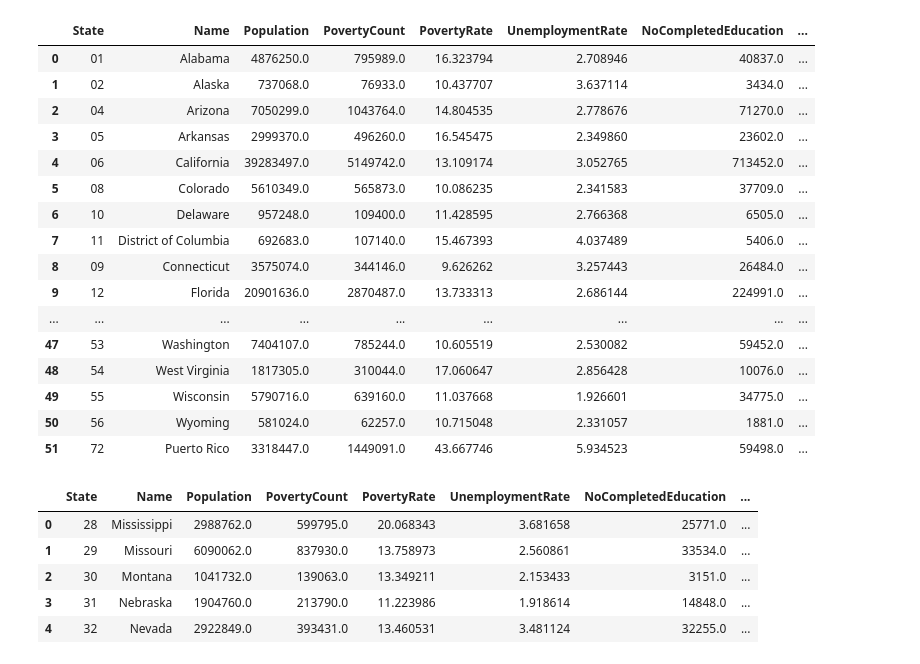
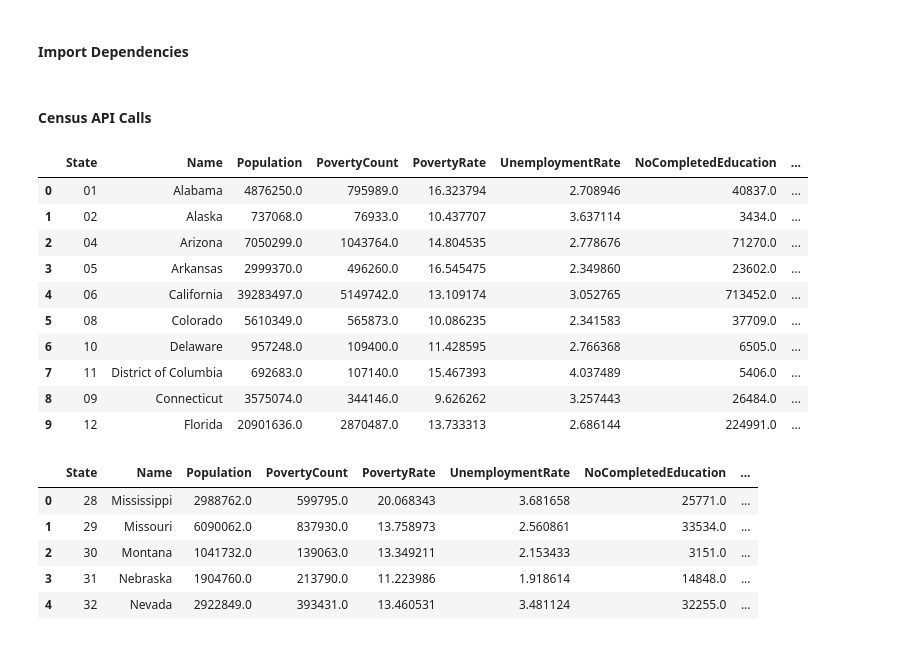
Before and after one commit to etreznoski/Infant_Mortality, a Jupyter notebook: ETL.ipynb, the cells around one changed output. Cells and saved outputs as stored; diff of their text form; code cells hidden in the pictures.

```diff
--- a/ETL.ipynb
+++ b/ETL.ipynb
@@ -1,3 +1,5 @@
+# %% [markdown]
+#### Import Dependencies
 # %%
 import pandas as pd
 import requests
@@ -15,3 +10,5 @@ db = client.census_db
+# %% [markdown]
+#### Census API Calls
 # %%
 c19 = Census(api_key, year=2019)
 # See: https://github.com/datamade/census for library documentation
@@ -50,40 +47,34 @@ census_19 = census_19.rename(columns={"B01003_001E": "Population",
                                       "B03001_003E": "HispanicPop",
                                       "B02001_008E": "TwoOrMoreRacesPop",
                                       "NAME": "Name", "state": "State"})
 
 # Add in Poverty Rate (Poverty Count / Population)
 census_19["PovertyRate"] = 100 * \
     census_19["PovertyCount"].astype(
         int) / census_19["Population"].astype(int)
-# Add in Employment Rate (Employment Count / Population)
+# Add in Unemployment Rate (Employment Count / Population)
 census_19["UnemploymentRate"] = 100 * \
     census_19["UnemploymentCount"].astype(
         int) / census_19["Population"].astype(int)
 # Final DataFrame
 census_19 = census_19[["State", "Name", "Population", "PovertyCount", "PovertyRate", "UnemploymentRate",
                         "NoCompletedEducation", "PopulationWithHighSchoolDiploma",
                       "PopulationWithAssociatesDegree", "PopulationWithBachelorsDegree",
                       "WhitePop", "BlackPop", "NativeAmericanPop", "AsianPop", "NativeHawaiianPop",
                       "HispanicPop", "TwoOrMoreRacesPop"]]
 
-census_19
+census_19.head(10)
 # %% [output]
 |  | State | Name | Population | PovertyCount | PovertyRate | UnemploymentRate | NoCompletedEducation | ... |
 | 0 | 01 | Alabama | 4876250.0 | 795989.0 | 16.323794 | 2.708946 | 40837.0 | ... |
 | 1 | 02 | Alaska | 737068.0 | 76933.0 | 10.437707 | 3.637114 | 3434.0 | ... |
 | 2 | 04 | Arizona | 7050299.0 | 1043764.0 | 14.804535 | 2.778676 | 71270.0 | ... |
 | 3 | 05 | Arkansas | 2999370.0 | 496260.0 | 16.545475 | 2.349860 | 23602.0 | ... |
 | 4 | 06 | California | 39283497.0 | 5149742.0 | 13.109174 | 3.052765 | 713452.0 | ... |
 | 5 | 08 | Colorado | 5610349.0 | 565873.0 | 10.086235 | 2.341583 | 37709.0 | ... |
 | 6 | 10 | Delaware | 957248.0 | 109400.0 | 11.428595 | 2.766368 | 6505.0 | ... |
 | 7 | 11 | District of Columbia | 692683.0 | 107140.0 | 15.467393 | 4.037489 | 5406.0 | ... |
 | 8 | 09 | Connecticut | 3575074.0 | 344146.0 | 9.626262 | 3.257443 | 26484.0 | ... |
 | 9 | 12 | Florida | 20901636.0 | 2870487.0 | 13.733313 | 2.686144 | 224991.0 | ... |
-| ... | ... | ... | ... | ... | ... | ... | ... | ... |
-| 47 | 53 | Washington | 7404107.0 | 785244.0 | 10.605519 | 2.530082 | 59452.0 | ... |
-| 48 | 54 | West Virginia | 1817305.0 | 310044.0 | 17.060647 | 2.856428 | 10076.0 | ... |
-| 49 | 55 | Wisconsin | 5790716.0 | 639160.0 | 11.037668 | 1.926601 | 34775.0 | ... |
-| 50 | 56 | Wyoming | 581024.0 | 62257.0 | 10.715048 | 2.331057 | 1881.0 | ... |
-| 51 | 72 | Puerto Rico | 3318447.0 | 1449091.0 | 43.667746 | 5.934523 | 59498.0 | ... |
 # %%
 c18 = Census(api_key, year=2018)
```
Also changed, not shown: parts of 20 cells of this notebook, 1 other file.
